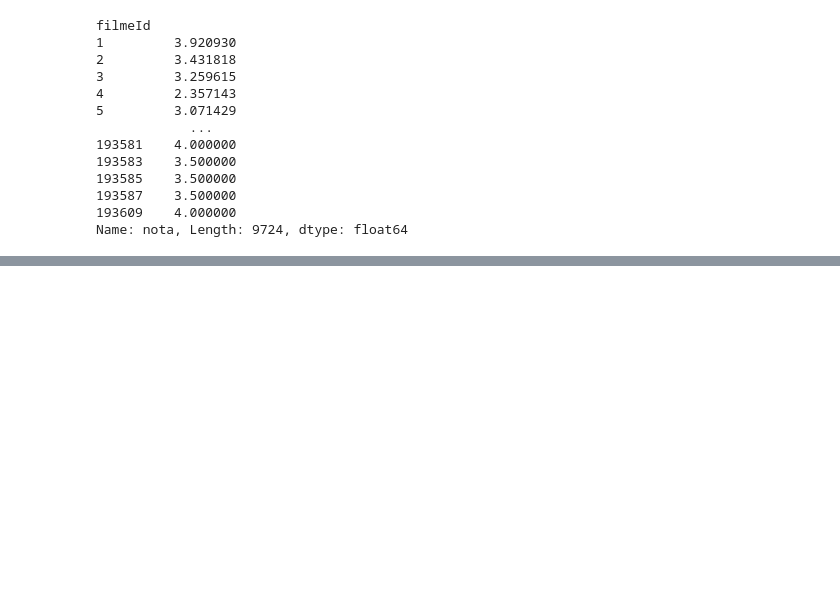
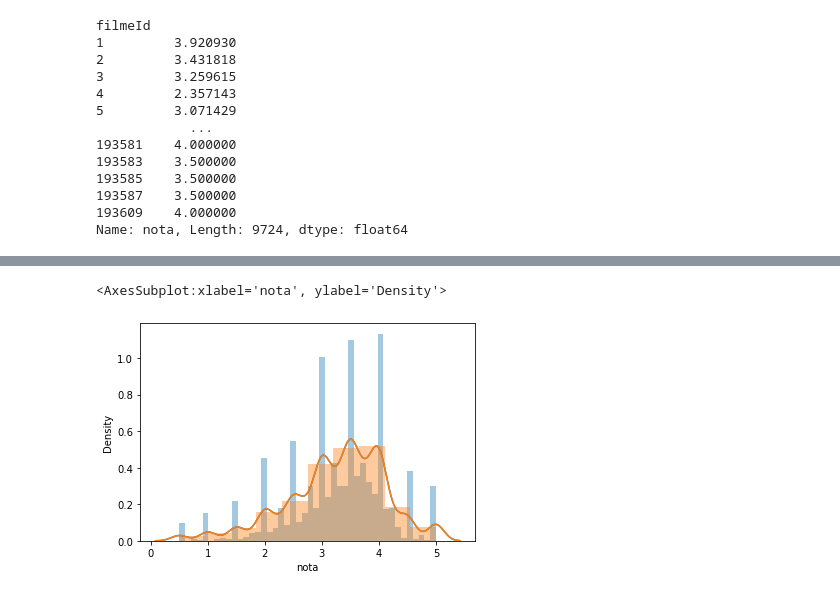
Before and after one commit to samaraneves/data-science-analise-visualizacao, a Jupyter notebook: Aula 01 - Análise exploratória de dados e mais gráficos.ipynb, the cells around one changed output, grey strips where cells are left out. Cells and saved outputs as stored; diff of their text form; code cells hidden in the pictures; blank space fills up the shorter version.

```diff
--- a/Aula 01 - Análise exploratória de dados e mais gráficos.ipynb
+++ b/Aula 01 - Análise exploratória de dados e mais gráficos.ipynb
@@ -101,0 +131,11 @@ Name: nota, Length: 9724, dtype: float64
+# %%
+# Gráfico de Distribuição pelo Seaborn
+sns.distplot(medias_notas_por_filme)
+
+# Determinando a quantidade de separação
+# É preciso ter precaução quanto a forma que define a separação; a depender do intervalo que estabelece, pode acabar
+# passando uma mensagem que não tinha intenção de passar
+sns.distplot(medias_notas_por_filme, bins=10)
+# %% [output]
+<AxesSubplot:xlabel='nota', ylabel='Density'>
+[figure, added]
```
Also changed, not shown: parts of 5 cells of this notebook, 3 other files.
